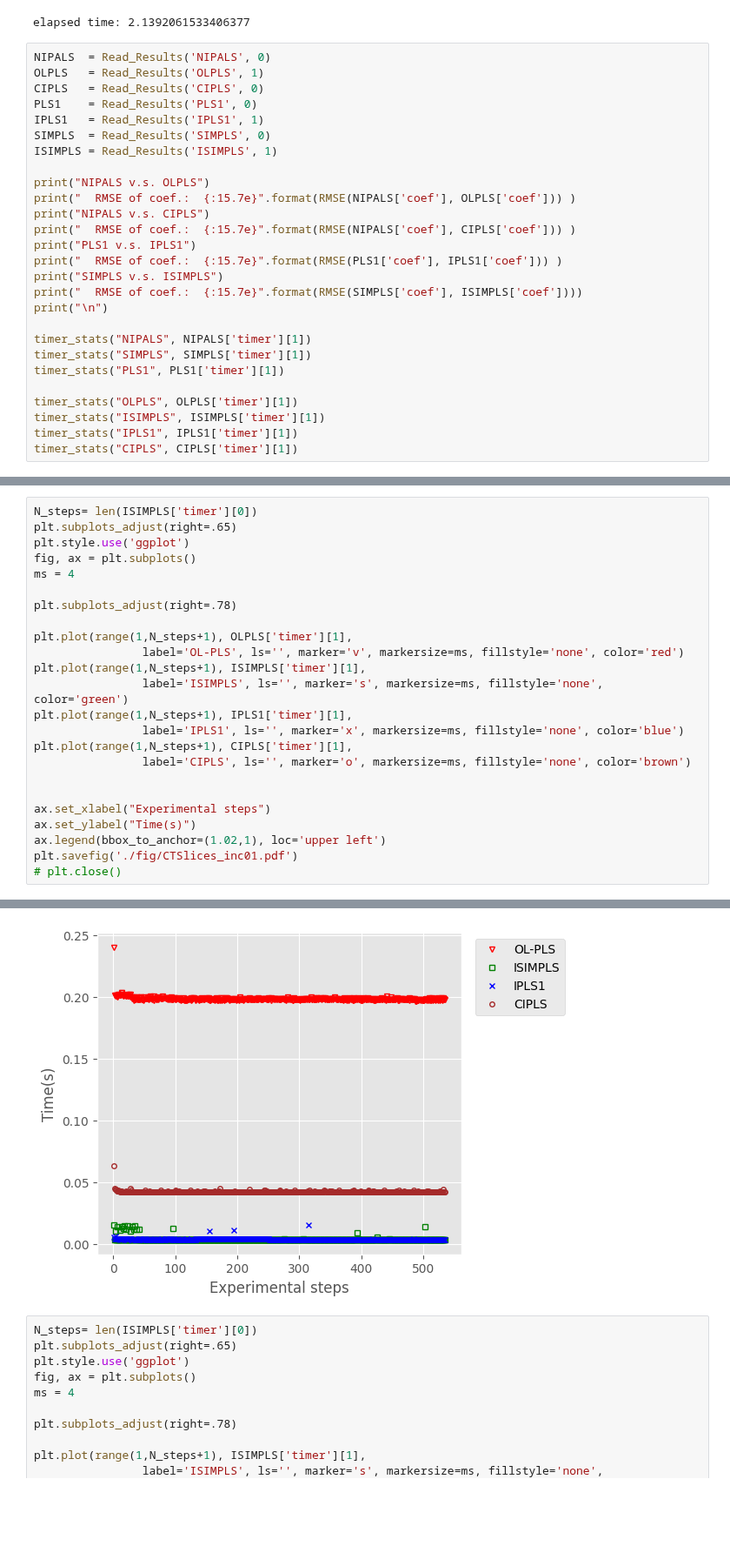
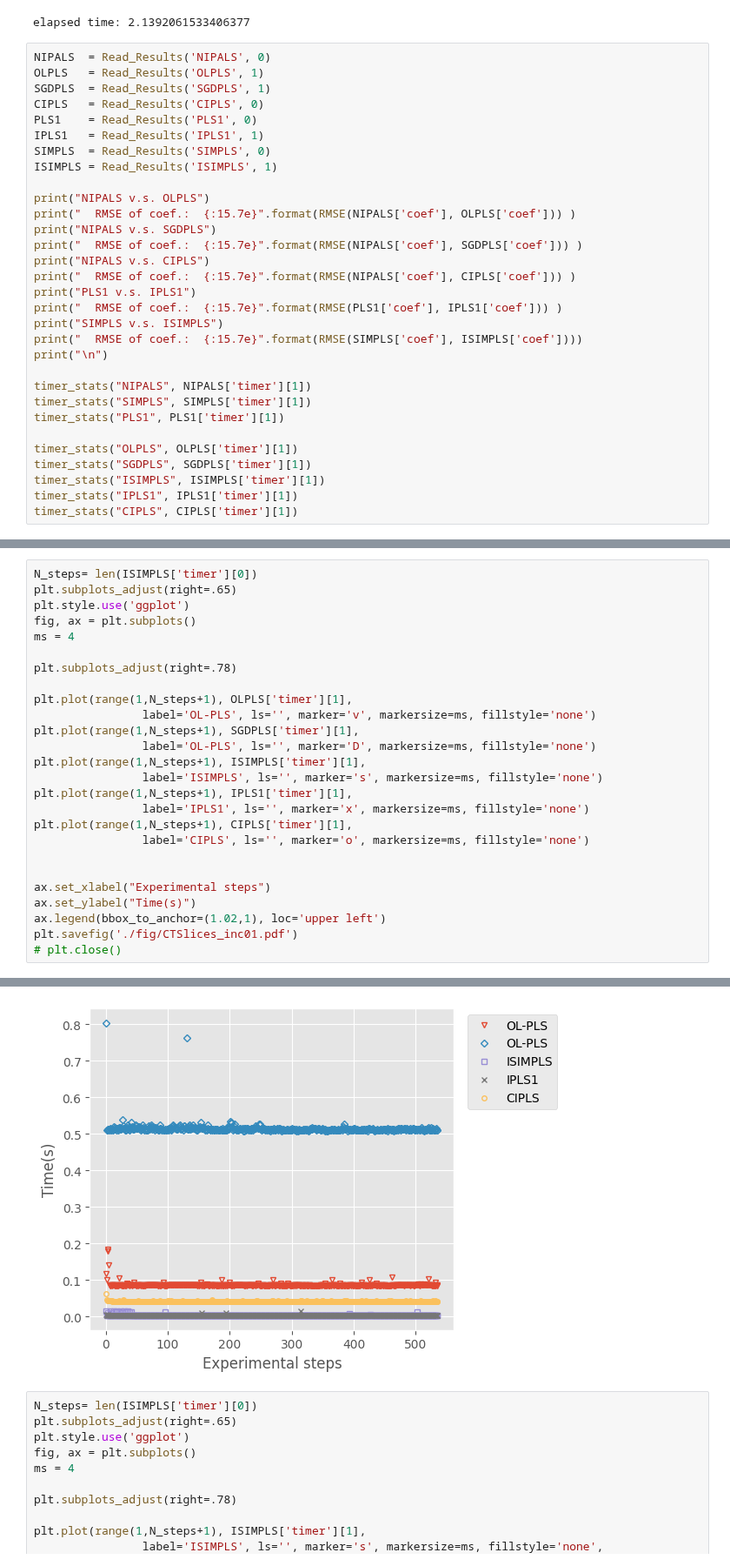
Before and after one commit to tachen90208/wiresstat-iplsreview, a Jupyter notebook: PLS1_CTSlice.ipynb, the cells around one changed output, grey strips where cells are left out. Shown at 87% size. Saved outputs shown, nothing was run; the diff lists cells and outputs as text; blank space fills up the shorter version.

```diff
--- a/PLS1_CTSlice.ipynb
+++ b/PLS1_CTSlice.ipynb
@@ -162,6 +175,7 @@ elapsed time: 2.1392061533406377
 # %%
 NIPALS  = Read_Results('NIPALS', 0)
 OLPLS   = Read_Results('OLPLS', 1)
+SGDPLS  = Read_Results('SGDPLS', 1)
 CIPLS   = Read_Results('CIPLS', 0)
 PLS1    = Read_Results('PLS1', 0)
 IPLS1   = Read_Results('IPLS1', 1)
@@ -170,6 +184,8 @@ ISIMPLS = Read_Results('ISIMPLS', 1)
 
 print("NIPALS v.s. OLPLS")
 print("  RMSE of coef.:  {:15.7e}".format(RMSE(NIPALS['coef'], OLPLS['coef'])) )
+print("NIPALS v.s. SGDPLS")
+print("  RMSE of coef.:  {:15.7e}".format(RMSE(NIPALS['coef'], SGDPLS['coef'])) )
 print("NIPALS v.s. CIPLS")
 print("  RMSE of coef.:  {:15.7e}".format(RMSE(NIPALS['coef'], CIPLS['coef'])) )
 print("PLS1 v.s. IPLS1")
@@ -183,6 +199,7 @@ timer_stats("SIMPLS", SIMPLS['timer'][1])
 timer_stats("PLS1", PLS1['timer'][1])
 
 timer_stats("OLPLS", OLPLS['timer'][1])
+timer_stats("SGDPLS", SGDPLS['timer'][1])
 timer_stats("ISIMPLS", ISIMPLS['timer'][1])
 timer_stats("IPLS1", IPLS1['timer'][1])
 timer_stats("CIPLS", CIPLS['timer'][1])
@@ -207,30 +224,32 @@ CIPLS timer
 # %%
 N_steps= len(ISIMPLS['timer'][0])
 plt.subplots_adjust(right=.65)
 plt.style.use('ggplot')
 fig, ax = plt.subplots()
 ms = 4
 
 plt.subplots_adjust(right=.78)
 
 plt.plot(range(1,N_steps+1), OLPLS['timer'][1],
-                label='OL-PLS', ls='', marker='v', markersize=ms, fillstyle='none', color='red')
+                label='OL-PLS', ls='', marker='v', markersize=ms, fillstyle='none')
+plt.plot(range(1,N_steps+1), SGDPLS['timer'][1],
+                label='OL-PLS', ls='', marker='D', markersize=ms, fillstyle='none')
 plt.plot(range(1,N_steps+1), ISIMPLS['timer'][1],
-                label='ISIMPLS', ls='', marker='s', markersize=ms, fillstyle='none', color='green')
+                label='ISIMPLS', ls='', marker='s', markersize=ms, fillstyle='none')
 plt.plot(range(1,N_steps+1), IPLS1['timer'][1],
-                label='IPLS1', ls='', marker='x', markersize=ms, fillstyle='none', color='blue')
+                label='IPLS1', ls='', marker='x', markersize=ms, fillstyle='none')
 plt.plot(range(1,N_steps+1), CIPLS['timer'][1],
-                label='CIPLS', ls='', marker='o', markersize=ms, fillstyle='none', color='brown')
+                label='CIPLS', ls='', marker='o', markersize=ms, fillstyle='none')
 
 
 ax.set_xlabel("Experimental steps")
 ax.set_ylabel("Time(s)")
 ax.legend(bbox_to_anchor=(1.02,1), loc='upper left')
 plt.savefig('./fig/CTSlices_inc01.pdf')
 # plt.close()
 # %% [output]
 <Figure size 640x480 with 0 Axes>
-[figure, old version]
+[figure, new version]
 # %%
 N_steps= len(ISIMPLS['timer'][0])
 plt.subplots_adjust(right=.65)
```
Also changed, not shown: parts of 4 cells of this notebook, 1 other file.
